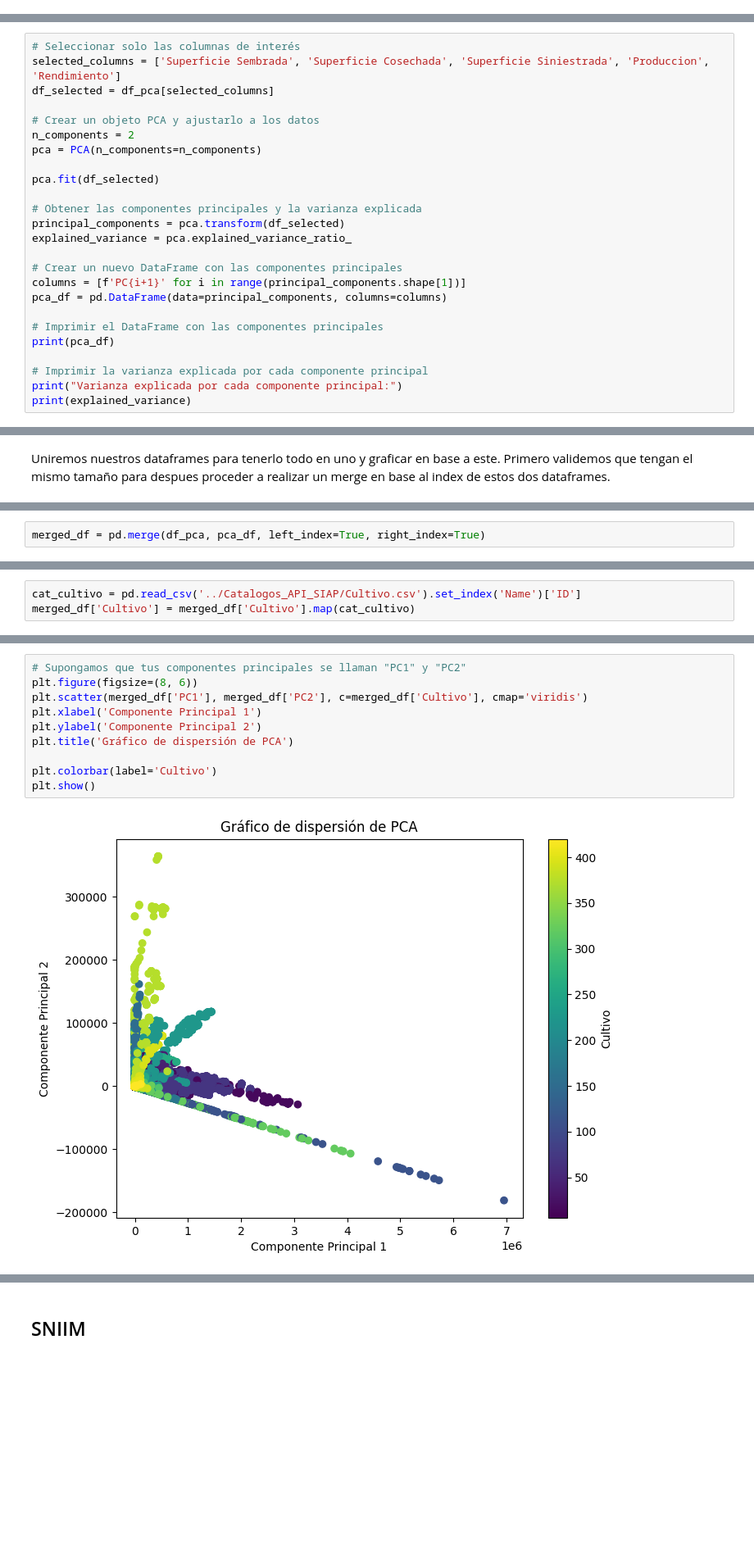
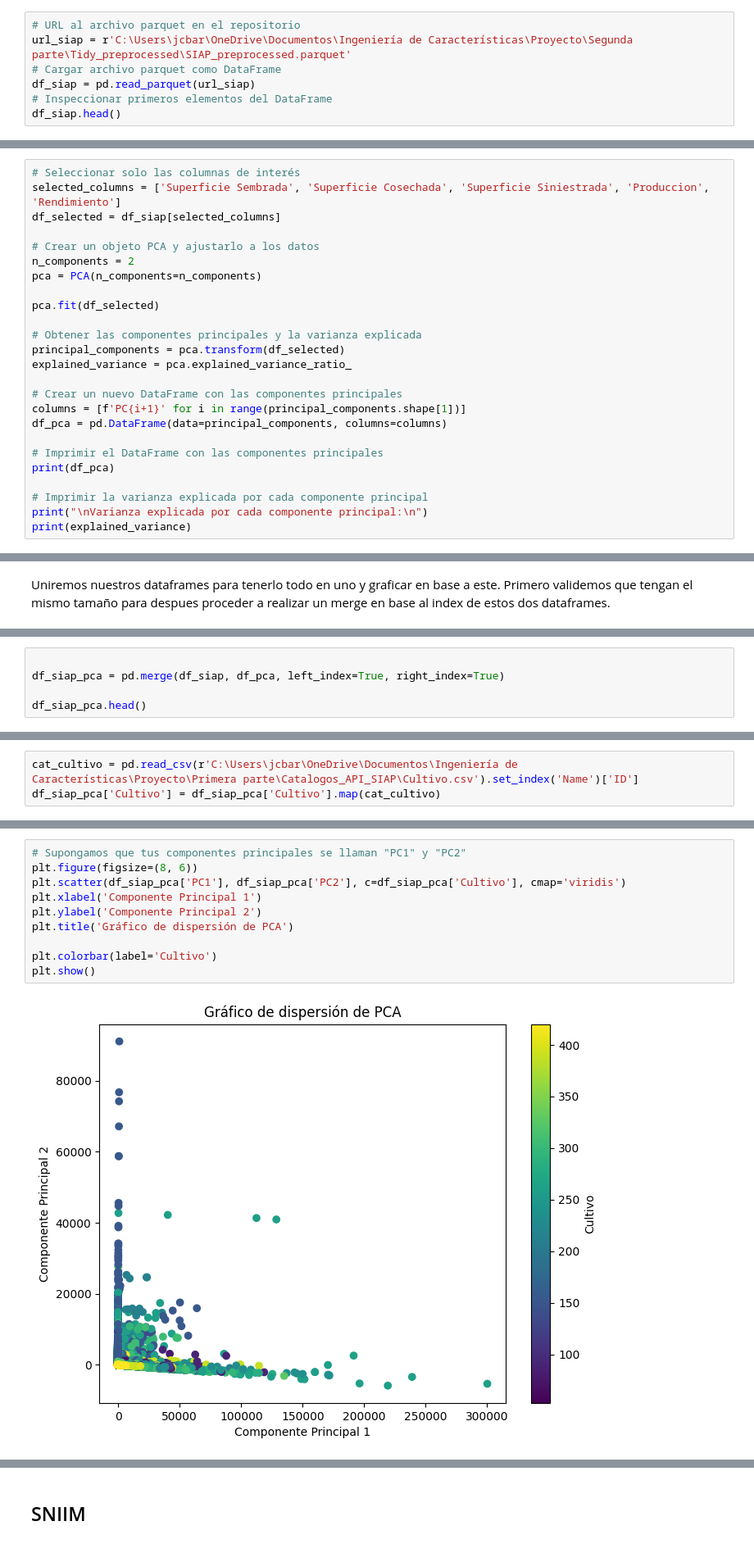
Before and after one commit to josemal98/Proyecto_Ing_Caract, a Jupyter notebook: Segunda_parte/PCA.ipynb, the cells around one changed output, grey strips where cells are left out. Shown at 82% size. Drawn from its saved outputs; the diff is of its cells as text; blank space fills up the shorter version.

```diff
--- a/Segunda_parte/PCA.ipynb
+++ b/Segunda_parte/PCA.ipynb
@@ -84,0 +16,7 @@ dtype: object
+# %%
+# URL al archivo parquet en el repositorio
+url_siap = r'C:\Users\jcbar\OneDrive\Documentos\Ingeniería de Características\Proyecto\Segunda parte\Tidy_preprocessed\SIAP_preprocessed.parquet'
+# Cargar archivo parquet como DataFrame
+df_siap = pd.read_parquet(url_siap)
+# Inspeccionar primeros elementos del DataFrame
+df_siap.head()
@@ -85,7 +30,7 @@ dtype: object
 # %%
 # Seleccionar solo las columnas de interés
 selected_columns = ['Superficie Sembrada', 'Superficie Cosechada', 'Superficie Siniestrada', 'Produccion', 'Rendimiento']
-df_selected = df_pca[selected_columns]
+df_selected = df_siap[selected_columns]
 
 # Crear un objeto PCA y ajustarlo a los datos
 n_components = 2
@@ -99,12 +44,12 @@ explained_variance = pca.explained_variance_ratio_
 
 # Crear un nuevo DataFrame con las componentes principales
 columns = [f'PC{i+1}' for i in range(principal_components.shape[1])]
-pca_df = pd.DataFrame(data=principal_components, columns=columns)
+df_pca = pd.DataFrame(data=principal_components, columns=columns)
 
 # Imprimir el DataFrame con las componentes principales
-print(pca_df)
+print(df_pca)
 
 # Imprimir la varianza explicada por cada componente principal
-print("Varianza explicada por cada componente principal:")
+print("\nVarianza explicada por cada componente principal:\n")
 print(explained_variance)
 # %% [output]
@@ -137,2 +84,5 @@ df_pca.shape
 # %%
-merged_df = pd.merge(df_pca, pca_df, left_index=True, right_index=True)
+
+df_siap_pca = pd.merge(df_siap, df_pca, left_index=True, right_index=True)
+
+df_siap_pca.head()
@@ -157,4 +98,4 @@ Sustituiremos los valores de la columna *Cultivo* por el ID que se encuentra en
 # %%
-cat_cultivo = pd.read_csv('../Catalogos_API_SIAP/Cultivo.csv').set_index('Name')['ID']
-merged_df['Cultivo'] = merged_df['Cultivo'].map(cat_cultivo)
+cat_cultivo = pd.read_csv(r'C:\Users\jcbar\OneDrive\Documentos\Ingeniería de Características\Proyecto\Primera parte\Catalogos_API_SIAP\Cultivo.csv').set_index('Name')['ID']
+df_siap_pca['Cultivo'] = df_siap_pca['Cultivo'].map(cat_cultivo)
 # %% [markdown]
@@ -162,13 +103,13 @@ merged_df['Cultivo'] = merged_df['Cultivo'].map(cat_cultivo)
 # %%
 # Supongamos que tus componentes principales se llaman "PC1" y "PC2"
 plt.figure(figsize=(8, 6))
-plt.scatter(merged_df['PC1'], merged_df['PC2'], c=merged_df['Cultivo'], cmap='viridis')
+plt.scatter(df_siap_pca['PC1'], df_siap_pca['PC2'], c=df_siap_pca['Cultivo'], cmap='viridis')
 plt.xlabel('Componente Principal 1')
 plt.ylabel('Componente Principal 2')
 plt.title('Gráfico de dispersión de PCA')
 
 plt.colorbar(label='Cultivo')
 plt.show()
 # %% [output]
-[figure, old version]
+[figure, new version]
 # %% [markdown]
```
Also changed, not shown: parts of 72 cells of this notebook, 2 other files.
